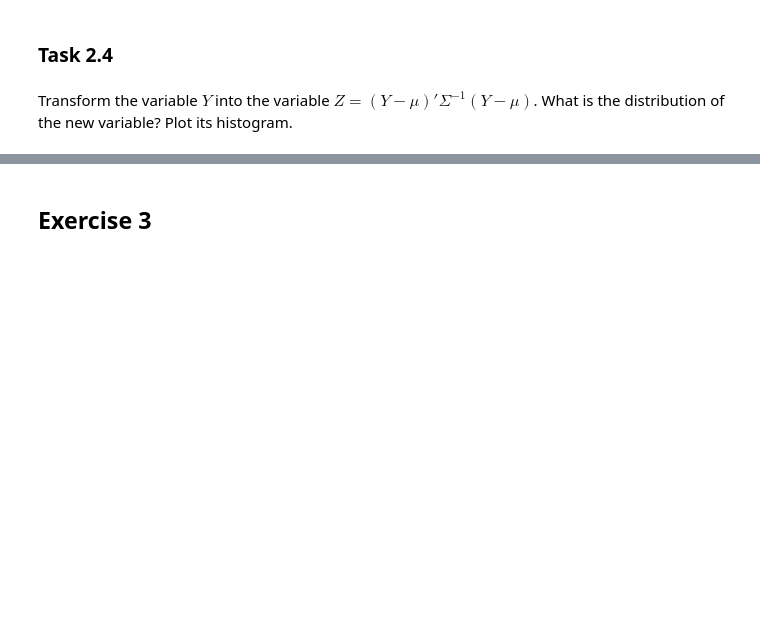
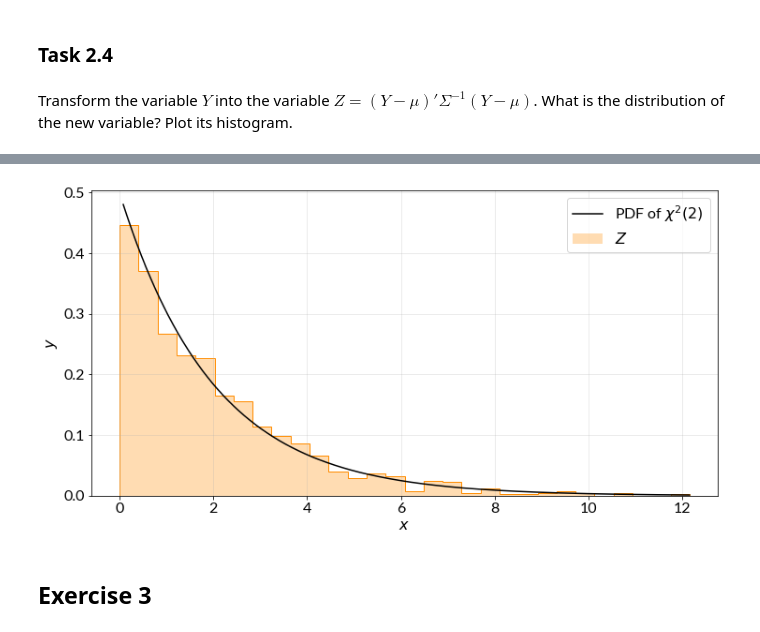
Before and after one commit to Nummulit/estimation-theory, a Jupyter notebook: 1. Convergence and asymptiotic theory.ipynb, the cells around one changed output, grey strips where cells are left out. Cells and saved outputs as stored; diff of their text form; code cells hidden in the pictures; blank space fills up the shorter version.

```diff
--- a/1. Convergence and asymptiotic theory.ipynb
+++ b/1. Convergence and asymptiotic theory.ipynb
@@ -266,2 +270,2 @@ Transform the variable $Y$ into the variable $Z = (Y - \mu)'\Sigma^{-1}(Y - \mu)
 # %%
-np.linalg.inv(sigma)
+sigma_inv = np.linalg.inv(sigma)
@@ -269,0 +279,2 @@ np.linalg.inv(sigma)
+# %%
+y_centered = y - mu
@@ -269,0 +293,4 @@ np.linalg.inv(sigma)
+# %%
+zs = []
+for y in y_centered:
+    zs.append(y.T @ sigma_inv @ y)
@@ -270,3 +309,19 @@ np.linalg.inv(sigma)
+# %%
+# Definition of the pdf domain and values
+# (We have to remember to only have positive numbers in the domain)
+x = np.linspace(max(0.08, min(zs)), max(zs), num=SAMPLE_SIZE)
+chi2_pdf = scipy.stats.chi2.pdf(x, df=2)
+# %%
+plt.grid(alpha=0.3)
+plt.hist(zs, bins=30, density=True, color='darkorange', alpha=0.3, label='$Z$')
+plt.hist(zs, bins=30, density=True, color='darkorange', histtype='step')
+plt.plot(x, chi2_pdf, 'k', label='PDF of $\chi^2(2)$ ')
+plt.xlabel('$x$')
+plt.ylabel('$y$')
+plt.legend()
+plt.show()
+# %% [output]
+[figure, added]
 # %% [markdown]
 ## Exercise 3
 # %% [markdown]
```
Also changed, not shown: parts of 26 cells of this notebook.
